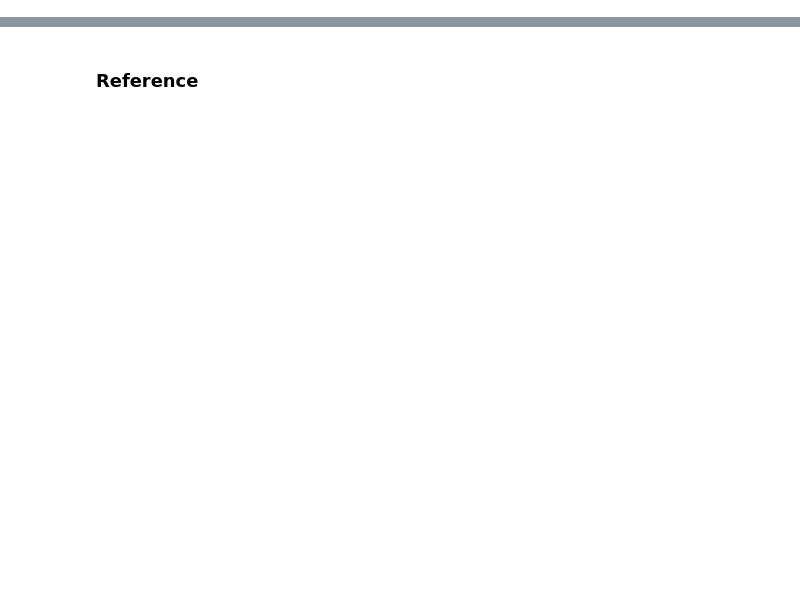
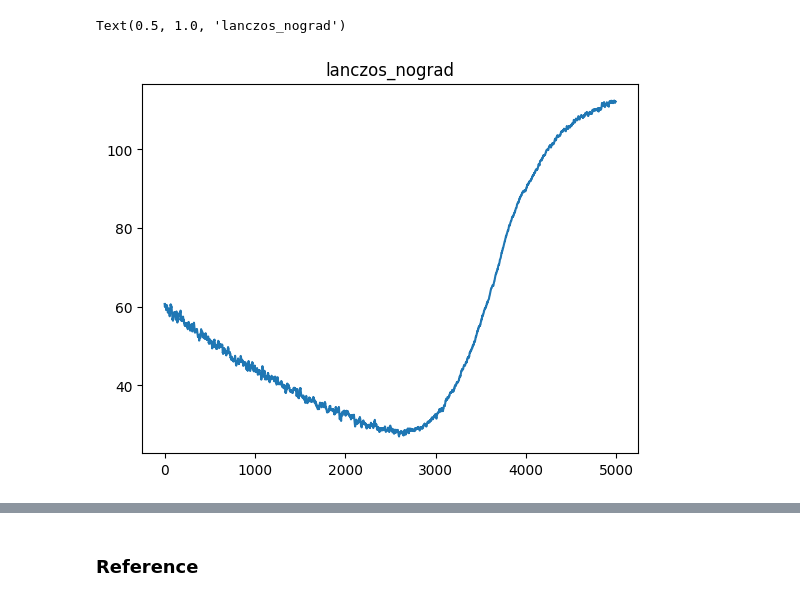
Before and after one commit to cepessh/adaptive_mcmc, a Jupyter notebook: notebooks/experiments.ipynb, the cells around one changed output, grey strips where cells are left out. Saved outputs shown, nothing was run; the diff lists cells and outputs as text; code cells hidden in the pictures; blank space fills up the shorter version.

```diff
--- a/notebooks/experiments.ipynb
+++ b/notebooks/experiments.ipynb
@@ -591,0 +735,10 @@ chains_kept                                 50
+# %%
+plt.plot(
+    moving_average(
+        algs["lanczos_nograd"].pipeline.sample_blocks[-1].iteration.cache.grad_norm
+    ),
+)
+plt.title("lanczos_nograd")
+# %% [output]
+Text(0.5, 1.0, 'lanczos_nograd')
+[figure, added]
```
Also changed, not shown: parts of 31 cells of this notebook.
